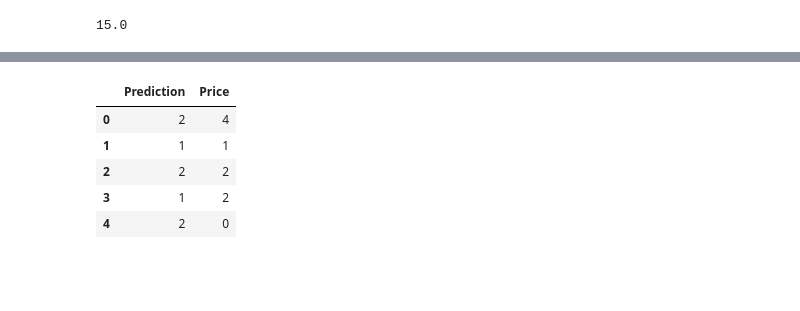
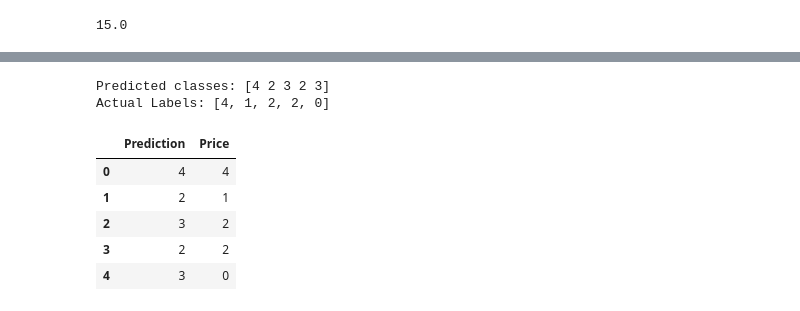
Before and after one commit to LoriHarris/Airbnb_ML, a Jupyter notebook: Cleaning.ipynb, the cells around one changed output, grey strips where cells are left out. Drawn from its saved outputs; the diff is of its cells as text; code cells hidden in the pictures; blank space fills up the shorter version.

Commit message:
working with model

```diff
--- a/Cleaning.ipynb
+++ b/Cleaning.ipynb
@@ -486,17 +502,24 @@ prediction=model1.predict_classes(x_test_scaled1)
 label_encoder = LabelEncoder()
 label_encoder.fit(price)
 y_test1 = label_encoder.fit_transform(price)
+encoded_predictions1 = model1.predict_classes(x_test_scaled1[:5])
+prediction_labels1 = label_encoder.inverse_transform(encoded_predictions1)
+print(f"Predicted classes: {prediction_labels1}")
+print(f"Actual Labels: {list(y_test1[:5])}")
+# %% [output]
+Predicted classes: [4 2 3 2 3]
+Actual Labels: [4, 1, 2, 2, 0]
 # %%
 # test_data.head()
-submission = pd.DataFrame({"Prediction":prediction, "Price":y_test1})
+submission = pd.DataFrame({"Prediction":prediction_labels1[:5], "Price":y_test1[:5]})
 submission.head()
 # %% [output]
 |  | Prediction | Price |
-| 0 | 2 | 4 |
-| 1 | 1 | 1 |
-| 2 | 2 | 2 |
-| 3 | 1 | 2 |
-| 4 | 2 | 0 |
+| 0 | 4 | 4 |
+| 1 | 2 | 1 |
+| 2 | 3 | 2 |
+| 3 | 2 | 2 |
+| 4 | 3 | 0 |
 # %%
 regr = GradientBoostingRegressor(n_estimators=75, learning_rate=0.17, max_depth=5, subsample=1.0,
                                  random_state=42)
```
Also changed, not shown: parts of 24 cells of this notebook, 1 other file.
